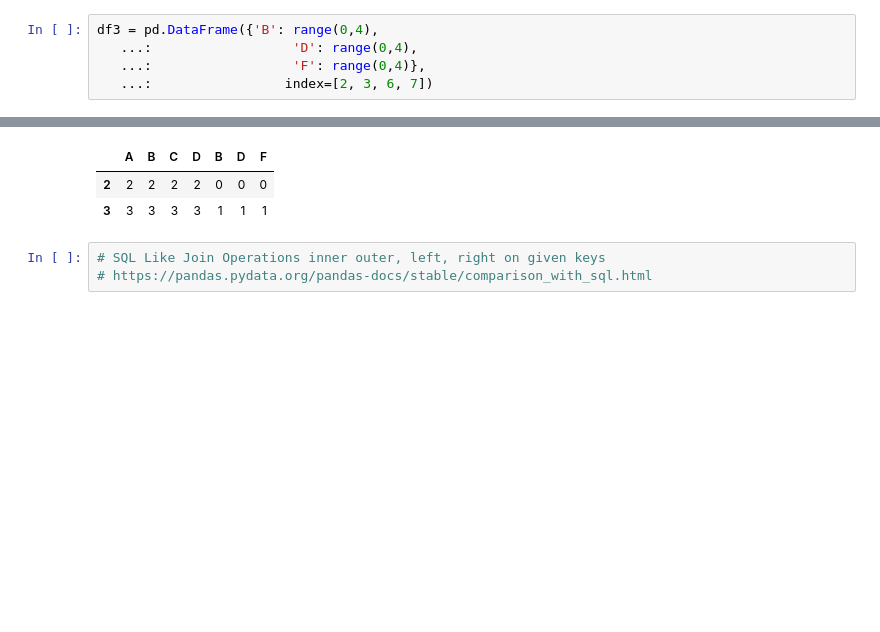
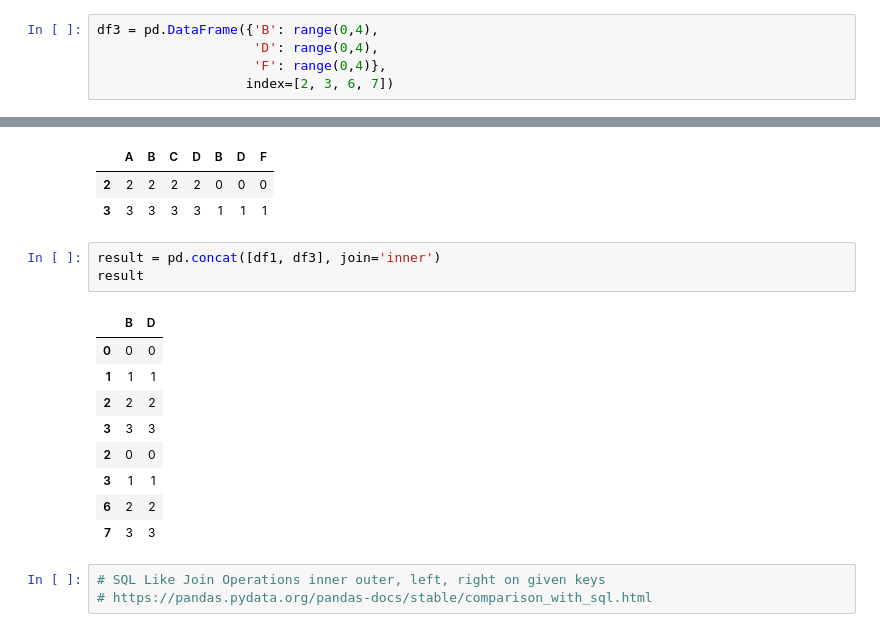
Before and after one commit to sara-02/pradarshan, a Jupyter notebook: pandas_basic/py4.ipynb, the cells around one changed output, grey strips where cells are left out. Saved outputs shown, nothing was run; the diff lists cells and outputs as text; blank space fills up the shorter version.

```diff
--- a/pandas_basic/py4.ipynb
+++ b/pandas_basic/py4.ipynb
@@ -69,9 +84,9 @@ df1
 | 3 | 3 | 3 | 3 | 3 |
 # %%
 df3 = pd.DataFrame({'B': range(0,4),
-   ...:                  'D': range(0,4),
-   ...:                  'F': range(0,4)},
-   ...:                 index=[2, 3, 6, 7])
+                    'D': range(0,4),
+                    'F': range(0,4)},
+                   index=[2, 3, 6, 7])
 # %%
 df3
 # %% [output]
@@ -114,6 +145,19 @@ result
 |  | A | B | C | D | B | D | F |
 | 2 | 2 | 2 | 2 | 2 | 0 | 0 | 0 |
 | 3 | 3 | 3 | 3 | 3 | 1 | 1 | 1 |
+# %%
+result = pd.concat([df1, df3], join='inner')
+result
+# %% [output]
+|  | B | D |
+| 0 | 0 | 0 |
+| 1 | 1 | 1 |
+| 2 | 2 | 2 |
+| 3 | 3 | 3 |
+| 2 | 0 | 0 |
+| 3 | 1 | 1 |
+| 6 | 2 | 2 |
+| 7 | 3 | 3 |
 # %%
 # SQL Like Join Operations inner outer, left, right on given keys
 # https://pandas.pydata.org/pandas-docs/stable/comparison_with_sql.html
```
Also changed, not shown: parts of 4 cells of this notebook, 6 other files.
